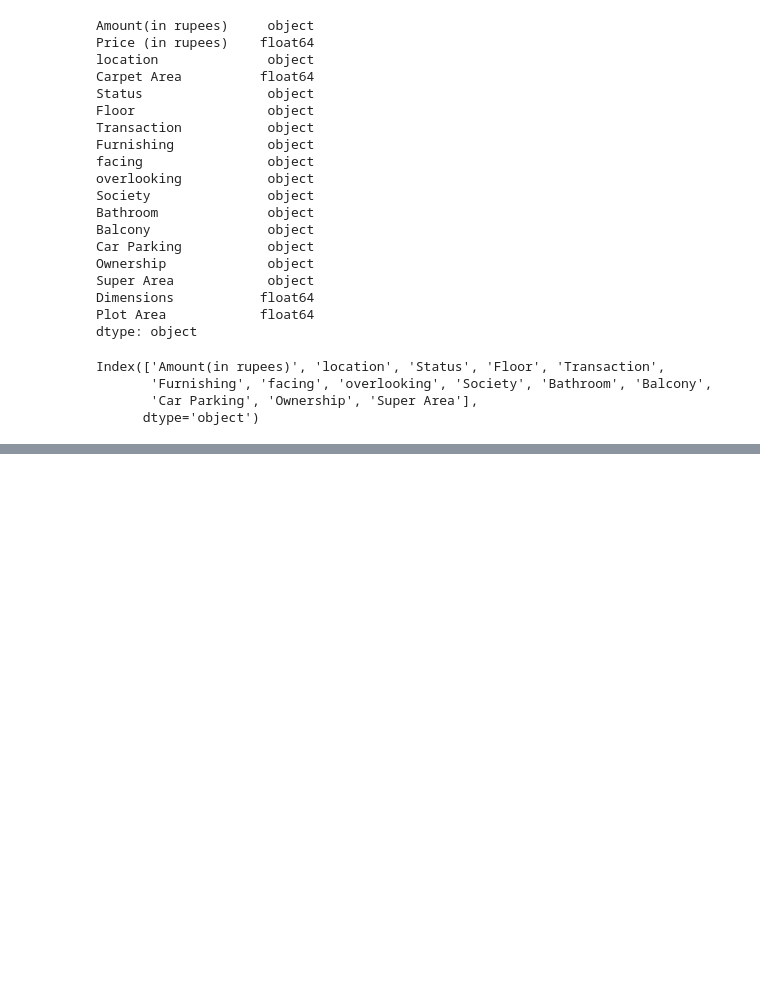
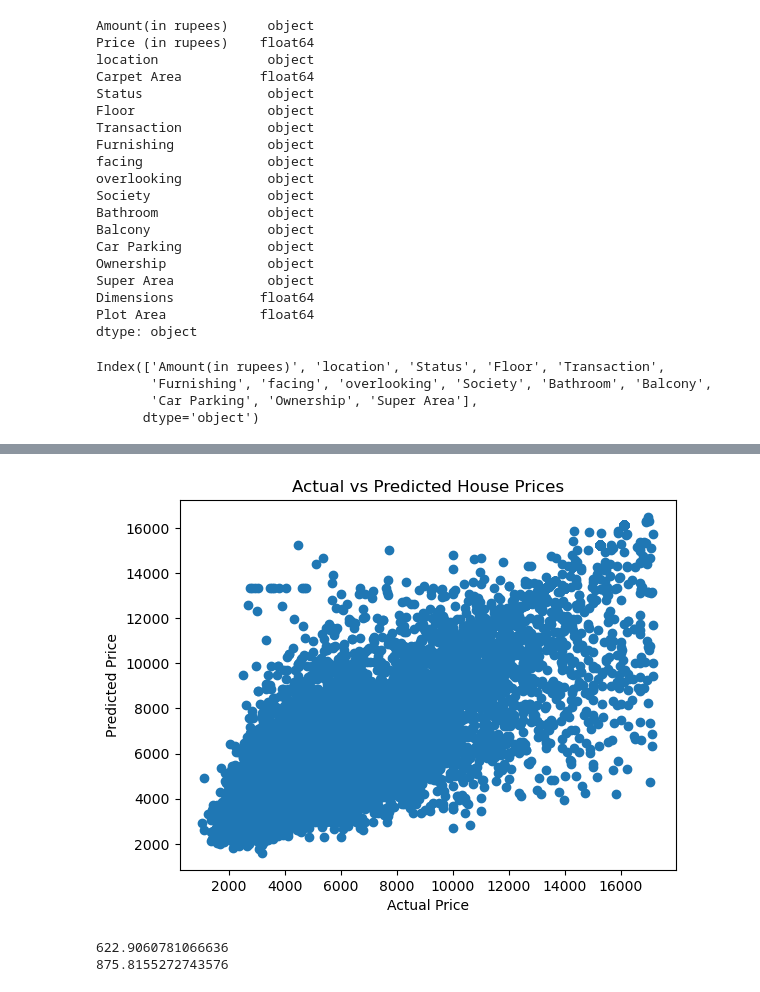
Before and after one commit to XINXIAO-project/house-price-prediction, a Jupyter notebook: notebooks/House_price_prediction.ipynb, the cells around one changed output, grey strips where cells are left out. Cells and saved outputs as stored; diff of their text form; code cells hidden in the pictures; blank space fills up the shorter version.

```diff
--- a/notebooks/House_price_prediction.ipynb
+++ b/notebooks/House_price_prediction.ipynb
@@ -335,0 +329,11 @@ memory usage: 45.4 MB
+# %%
+# 划分数据
+X_train, X_test, y_train, y_test = train_test_split(
+    X,
+    y,
+    test_size=0.2,
+    random_state=42
+)
+
+print("训练集:", X_train.shape)
+print("测试集:", X_test.shape)
@@ -335,0 +388,2 @@ memory usage: 45.4 MB
+# %%
+y_pred_rf = rf.predict(X_test)
@@ -335,0 +563,23 @@ memory usage: 45.4 MB
+# %%
+plt.scatter(y_test, y_pred_rf)
+
+plt.xlabel("Actual Price")
+plt.ylabel("Predicted Price")
+
+plt.title("Actual vs Predicted House Prices")
+
+plt.savefig("../outputs/figures/ActualVSPredicted_HousePrice.png")
+
+plt.show()
+# %% [output]
+[figure, added]
+# %%
+# 计算Random Forest 和 XGBoost 误差并比较
+errors_rf = abs(y_test - y_pred_rf)
+errors_xgb = abs(y_test - y_pred_xgb)
+
+print(errors_rf.mean())
+print(errors_xgb.mean())
+# %% [output]
+622.9060781066636
+875.8155272743576
```
Also changed, not shown: parts of 34 cells of this notebook, 6 other files.
